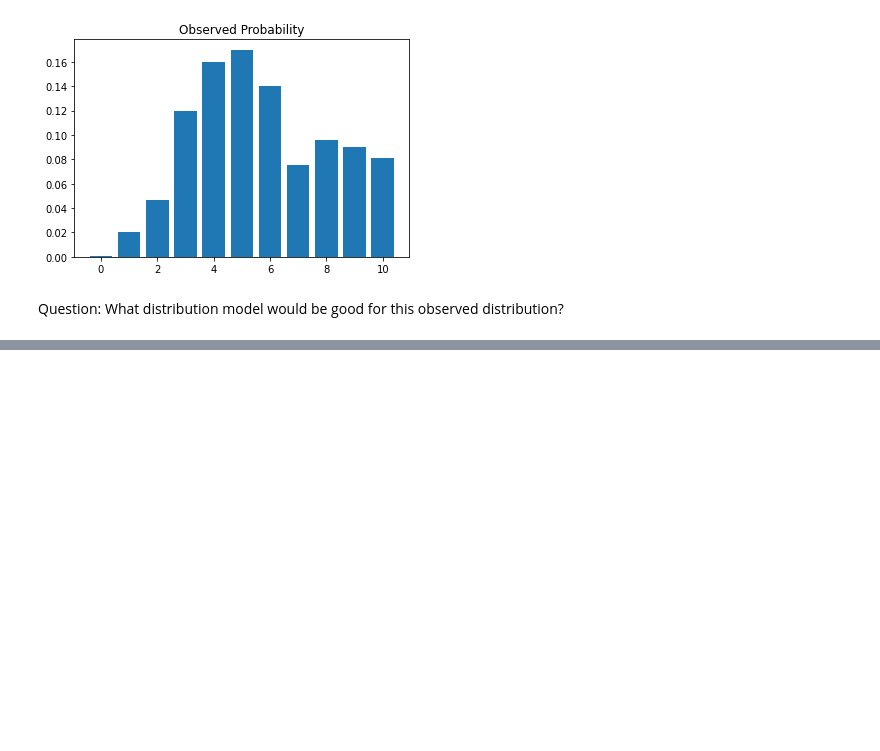
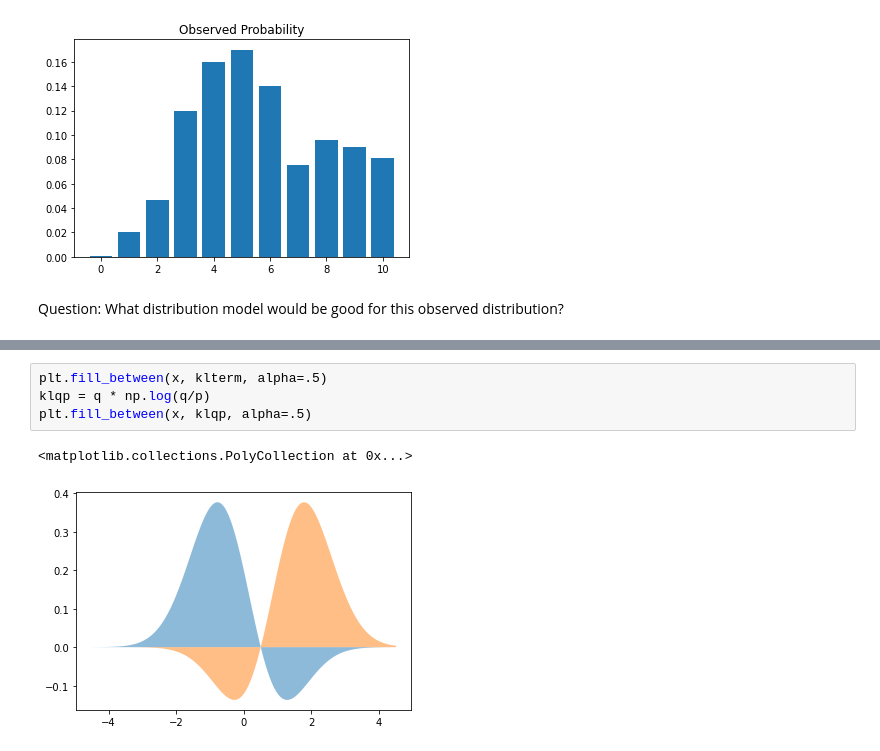
Before and after one commit to yongduek/lectures, a Jupyter notebook: studies/kldiv_cross_entropy.ipynb, the cells around one changed output, grey strips where cells are left out. Drawn from its saved outputs; the diff is of its cells as text; blank space fills up the shorter version.

```diff
--- a/studies/kldiv_cross_entropy.ipynb
+++ b/studies/kldiv_cross_entropy.ipynb
@@ -21,0 +41,7 @@ Question: What distribution model would be good for this observed distribution?
+# %%
+plt.fill_between(x, klterm, alpha=.5)
+klqp = q * np.log(q/p)
+plt.fill_between(x, klqp, alpha=.5)
+# %% [output]
+<matplotlib.collections.PolyCollection at 0x...>
+[figure, added]
```
Also changed, not shown: parts of 3 cells of this notebook, 1 other file.
